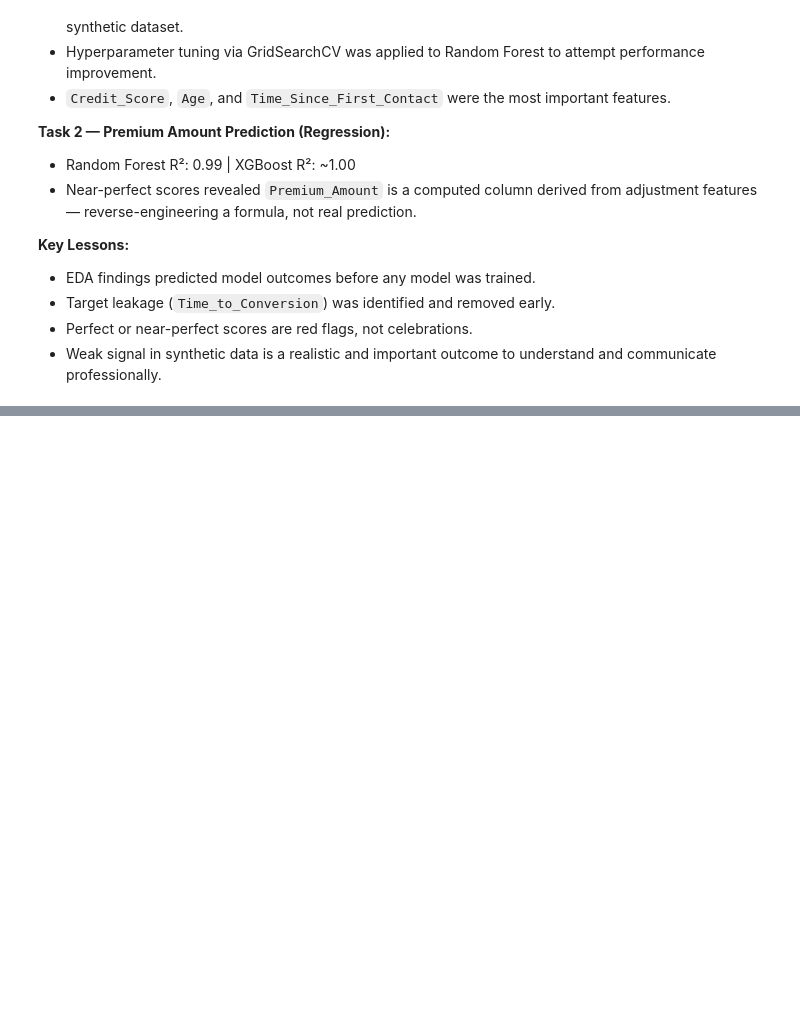
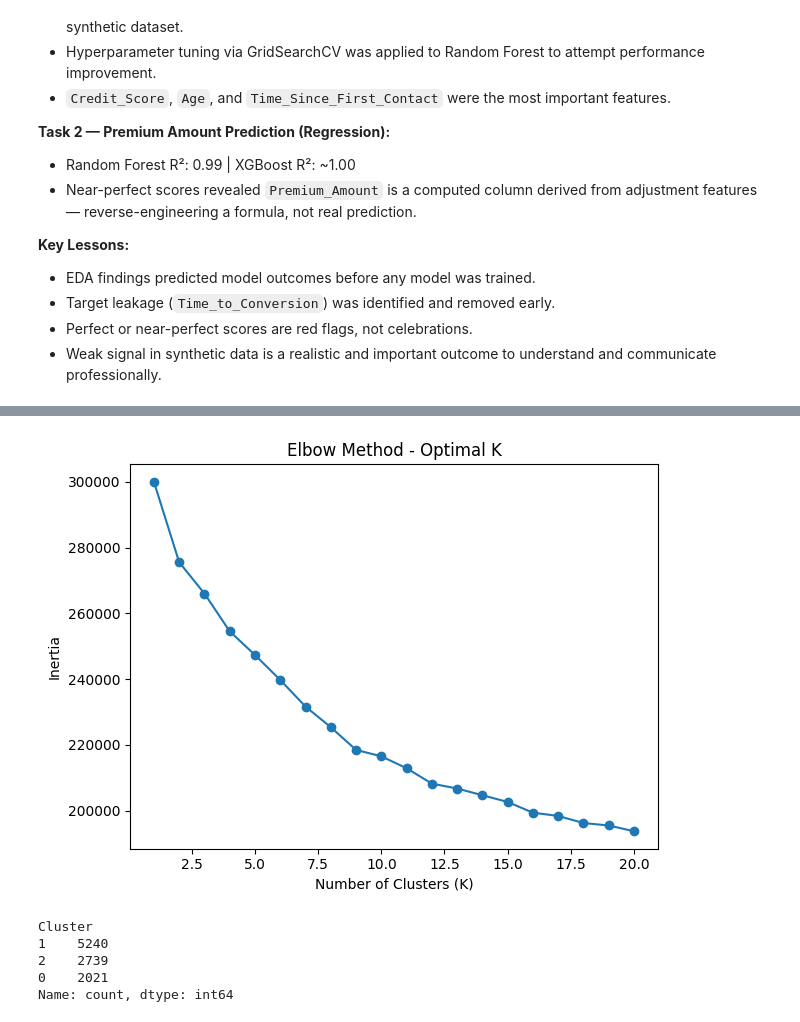
Before and after one commit to OluwatomisinOA/AI-Engineering, a Jupyter notebook: Projects/04_Insurance_Lead_Conversion_Prediction/Insurance_Lead_Conversion_Predicition.ipynb, the cells around one changed output, grey strips where cells are left out. Drawn from its saved outputs; the diff is of its cells as text; code cells hidden in the pictures; blank space fills up the shorter version.

```diff
--- a/Projects/04_Insurance_Lead_Conversion_Prediction/Insurance_Lead_Conversion_Predicition.ipynb
+++ b/Projects/04_Insurance_Lead_Conversion_Prediction/Insurance_Lead_Conversion_Predicition.ipynb
@@ -607,0 +677,30 @@ This project built a full machine learning pipeline on synthetic insurance data.
+# %%
+from sklearn.cluster import KMeans
+
+inertia = []
+
+for k in range(1, 21):
+    km = KMeans(n_clusters=k, random_state=42)
+    km.fit(X_scaled)
+    inertia.append(km.inertia_)
+
+plt.plot(range(1, 21), inertia, marker='o')
+plt.xlabel('Number of Clusters (K)')
+plt.ylabel('Inertia')
+plt.title('Elbow Method - Optimal K')
+plt.tight_layout()
+plt.show()
+# %% [output]
+[figure, added]
+# %%
+# fit final K-Means and assign labels
+km = KMeans(n_clusters=3, random_state=42)
+km.fit(X_scaled)
+df_final['Cluster'] = km.labels_
+print(df_final['Cluster'].value_counts())
+# %% [output]
+Cluster
+1    5240
+2    2739
+0    2021
+Name: count, dtype: int64
```
Also changed, not shown: parts of 17 cells of this notebook.
